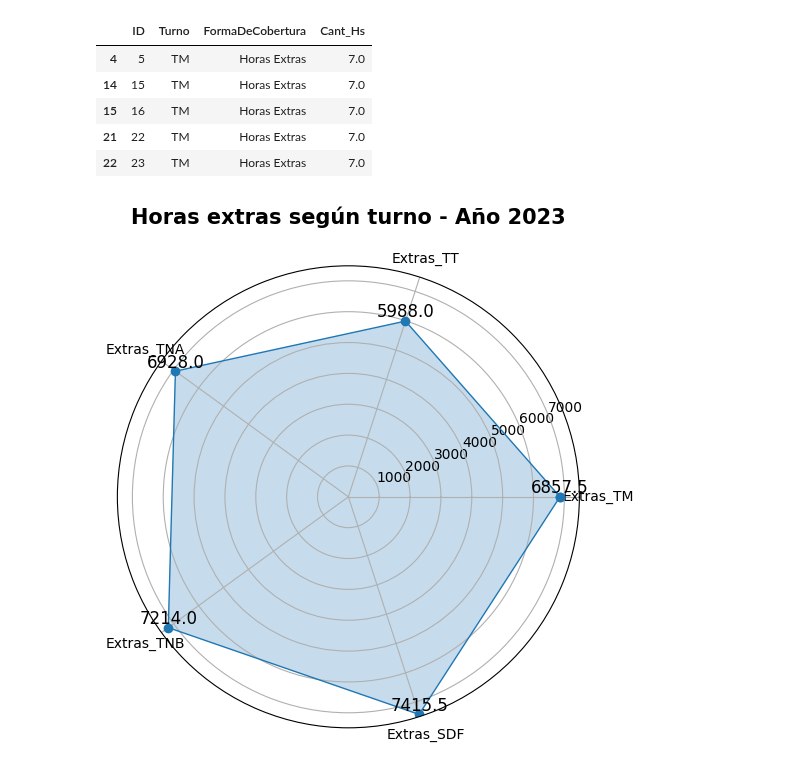
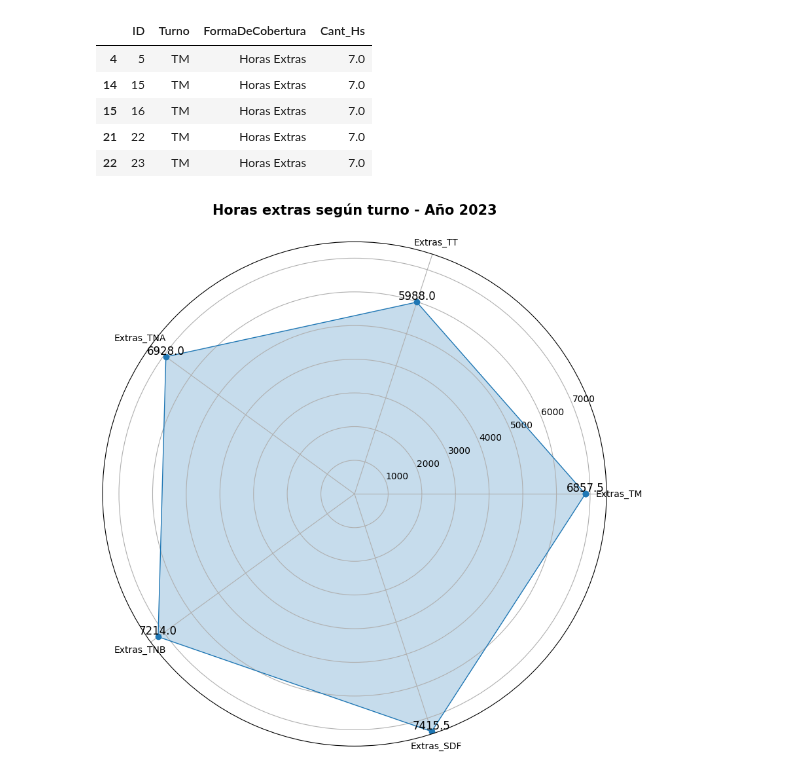
Before and after one commit to matisolica/Proyecto-final-DS1, a Jupyter notebook: pfDS1_version1.ipynb, the cells around one changed output. Cells and saved outputs as stored; diff of their text form; code cells hidden in the pictures.

```diff
--- a/pfDS1_version1.ipynb
+++ b/pfDS1_version1.ipynb
@@ -299,32 +369,32 @@ valores = [Extras_TM, Extras_TT, Extras_TNA, Extras_TNB, Extras_SDF]
 # Creo los ángulos del radar
 n_categorias = len(categorias)
 angulos = np.linspace(0, 2 * np.pi, n_categorias, endpoint=False).tolist()
 angulos += angulos[:1]  # cerrar el gráfico
 
 # Agrego el primer valor al final para cerrar el gráfico
 valores += valores[:1]
 
 # Creo el gráfico radar
-radar = plt.figure(figsize=(6, 6))
+radar = plt.figure(figsize=(10, 10))
 ax = plt.subplot(111, polar=True)
 
 # Dibujo los datos
 ax.plot(angulos, valores, 'o-', linewidth=1)
 ax.fill(angulos, valores, alpha=0.25)
 
 # Personalización de los ángulos y etiquetas en el eje radial
 ax.set_xticks(angulos[:-1])
 ax.set_xticklabels(categorias)
 
 # Agrego los valores en cada punto de las variables en el gráfico
 for i, valor in enumerate(valores[:-1]):  # Excluir el último valor repetido
     angulo = angulos[i]
     ax.text(angulo, valor + 0.3, str(valor), color='black', size=12,
             horizontalalignment='center', verticalalignment='bottom')
 
 plt.title('Horas extras según turno - Año 2023',
           fontsize=15, fontweight='bold', pad=30)
 
 plt.show()
 # %% [output]
-[figure, old version]
+[figure, new version]
```
Also changed, not shown: parts of 11 cells of this notebook, 1 other file.
